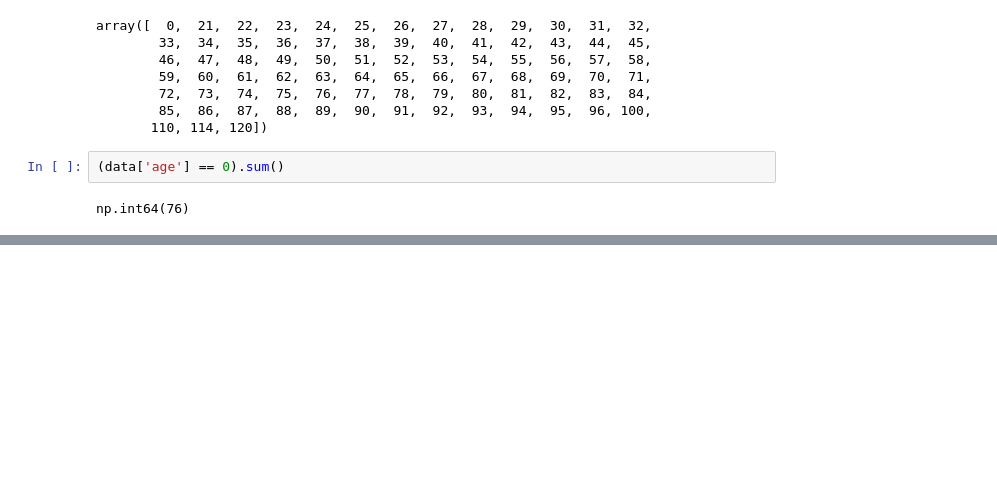
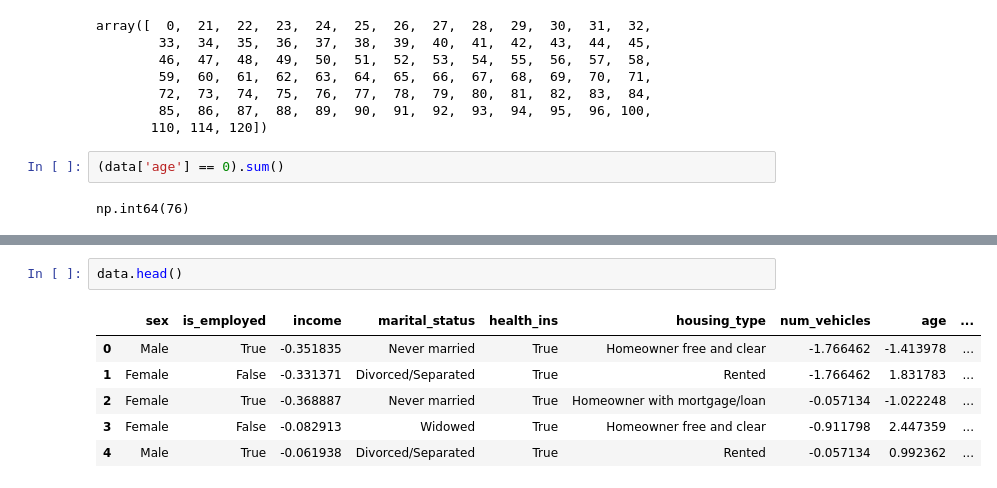
Before and after one commit to joaopecomonteiro/trabalho_ids, a Jupyter notebook: joao_playground.ipynb, the cells around one changed output, grey strips where cells are left out. Saved outputs shown, nothing was run; the diff lists cells and outputs as text; blank space fills up the shorter version.

```diff
--- a/joao_playground.ipynb
+++ b/joao_playground.ipynb
@@ -177,0 +264,9 @@ np.int64(76)
+# %%
+data.head()
+# %% [output]
+|  | sex | is_employed | income | marital_status | health_ins | housing_type | num_vehicles | age | ... |
+| 0 | Male | True | -0.351835 | Never married | True | Homeowner free and clear | -1.766462 | -1.413978 | ... |
+| 1 | Female | False | -0.331371 | Divorced/Separated | True | Rented | -1.766462 | 1.831783 | ... |
+| 2 | Female | True | -0.368887 | Never married | True | Homeowner with mortgage/loan | -0.057134 | -1.022248 | ... |
+| 3 | Female | False | -0.082913 | Widowed | True | Homeowner free and clear | -0.911798 | 2.447359 | ... |
+| 4 | Male | True | -0.061938 | Divorced/Separated | True | Rented | -0.057134 | 0.992362 | ... |
```
Also changed, not shown: parts of 15 cells of this notebook.
